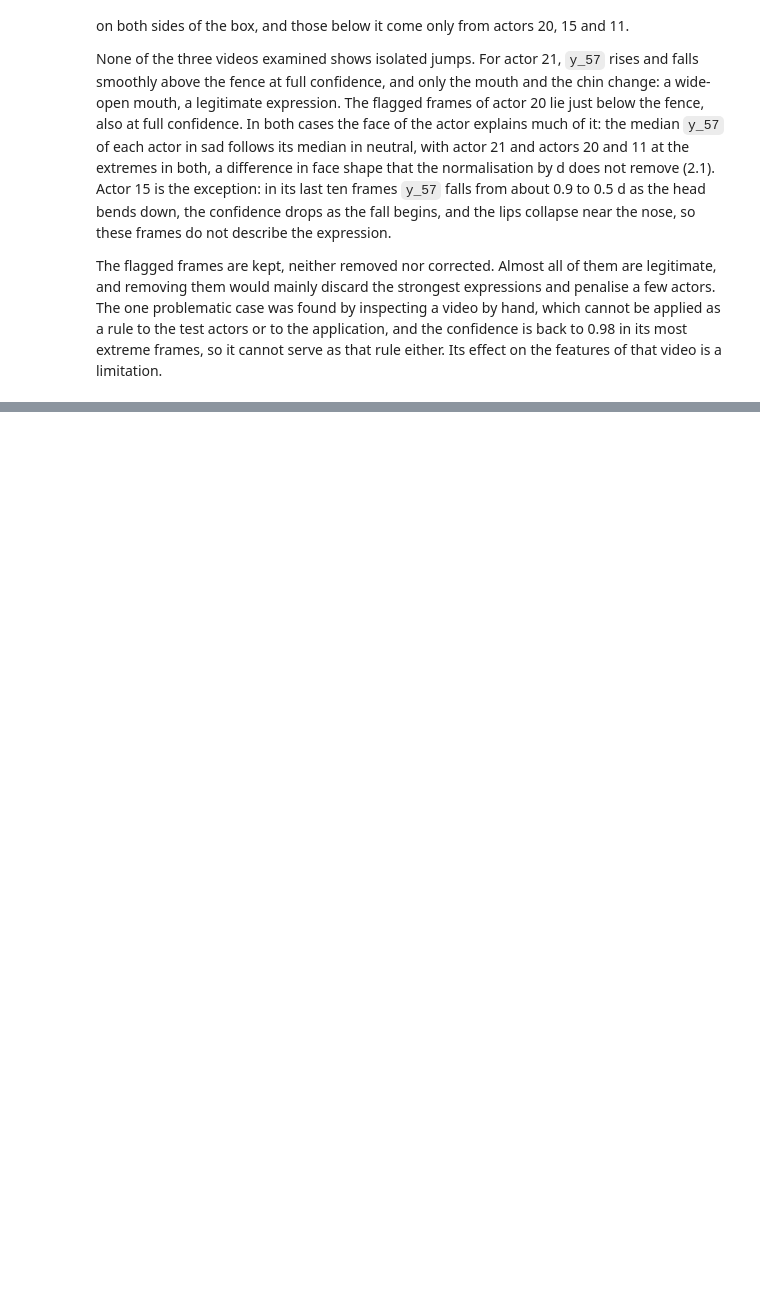
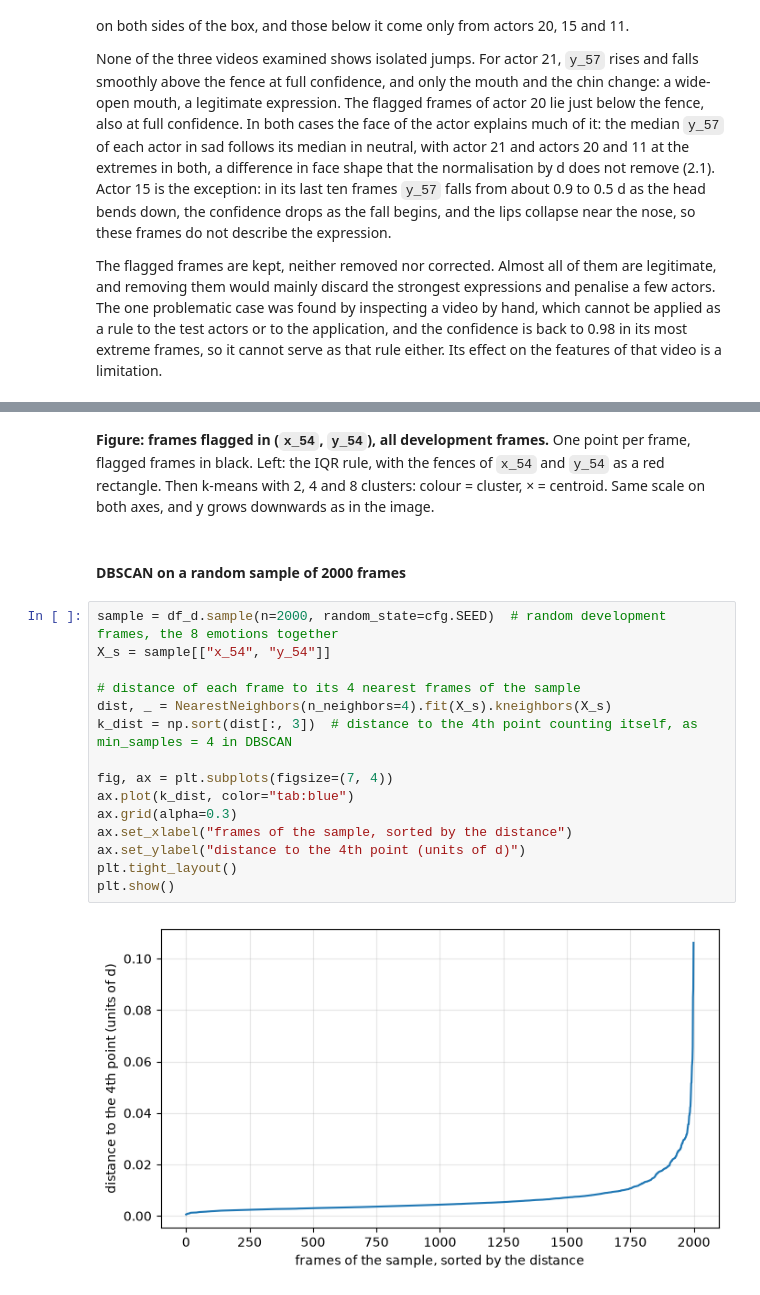
Before and after one commit to migasantunes/Emotion_Recognition, a Jupyter notebook: notebooks/02_quality.ipynb, the cells around one changed output, grey strips where cells are left out. Saved outputs shown, nothing was run; the diff lists cells and outputs as text; blank space fills up the shorter version.

```diff
--- a/notebooks/02_quality.ipynb
+++ b/notebooks/02_quality.ipynb
@@ -477,0 +540,21 @@ The flagged frames are kept, neither removed nor corrected. Almost all of them a
+# %% [markdown]
+**Figure: frames flagged in (`x_54`, `y_54`), all development frames.** One point per frame, flagged frames in black. Left: the IQR rule, with the fences of `x_54` and `y_54` as a red rectangle. Then k-means with 2, 4 and 8 clusters: colour = cluster, × = centroid. Same scale on both axes, and y grows downwards as in the image.
+# %% [markdown]
+#### DBSCAN on a random sample of 2000 frames
+# %%
+sample = df_d.sample(n=2000, random_state=cfg.SEED)  # random development frames, the 8 emotions together
+X_s = sample[["x_54", "y_54"]]
+
+# distance of each frame to its 4 nearest frames of the sample
+dist, _ = NearestNeighbors(n_neighbors=4).fit(X_s).kneighbors(X_s)
+k_dist = np.sort(dist[:, 3])  # distance to the 4th point counting itself, as min_samples = 4 in DBSCAN
+
+fig, ax = plt.subplots(figsize=(7, 4))
+ax.plot(k_dist, color="tab:blue")
+ax.grid(alpha=0.3)
+ax.set_xlabel("frames of the sample, sorted by the distance")
+ax.set_ylabel("distance to the 4th point (units of d)")
+plt.tight_layout()
+plt.show()
+# %% [output]
+[figure, added]
```
Also changed, not shown: parts of 13 cells of this notebook, 2 other files.
